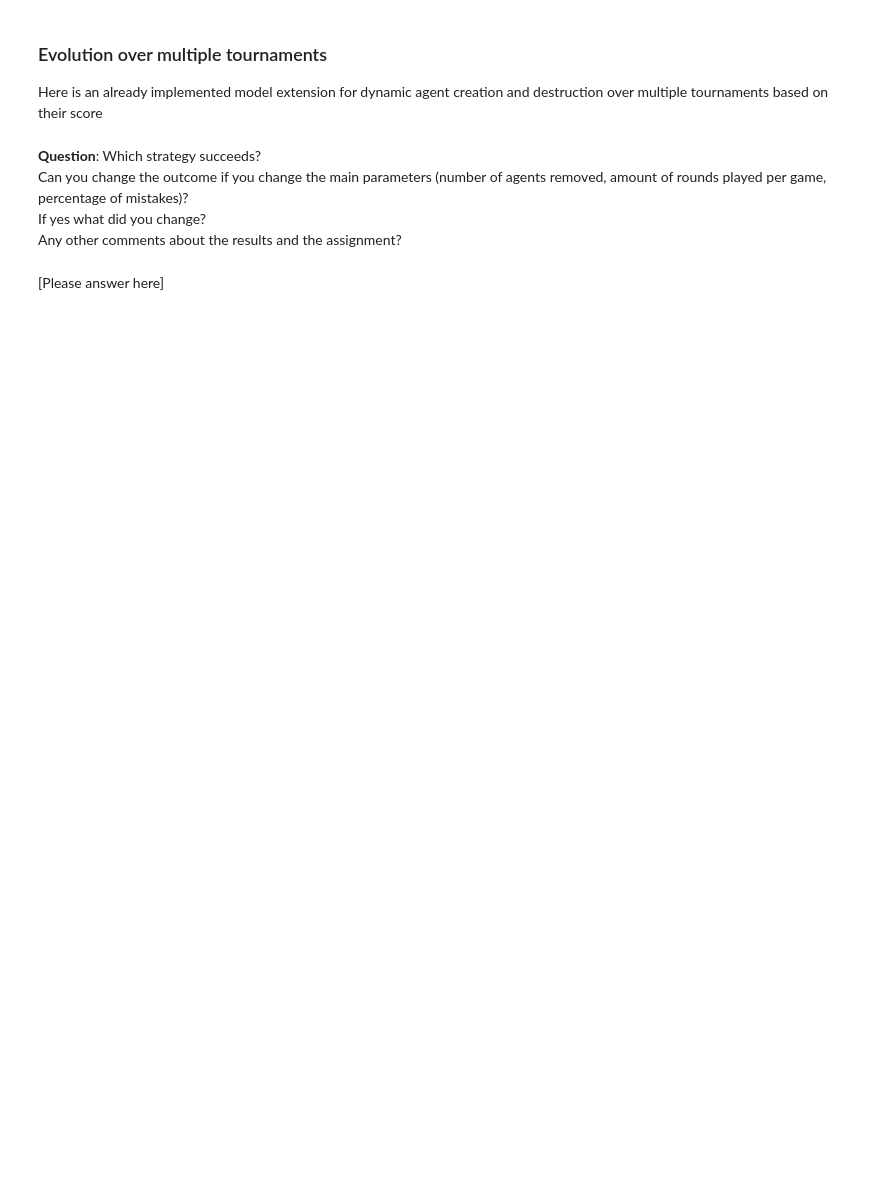
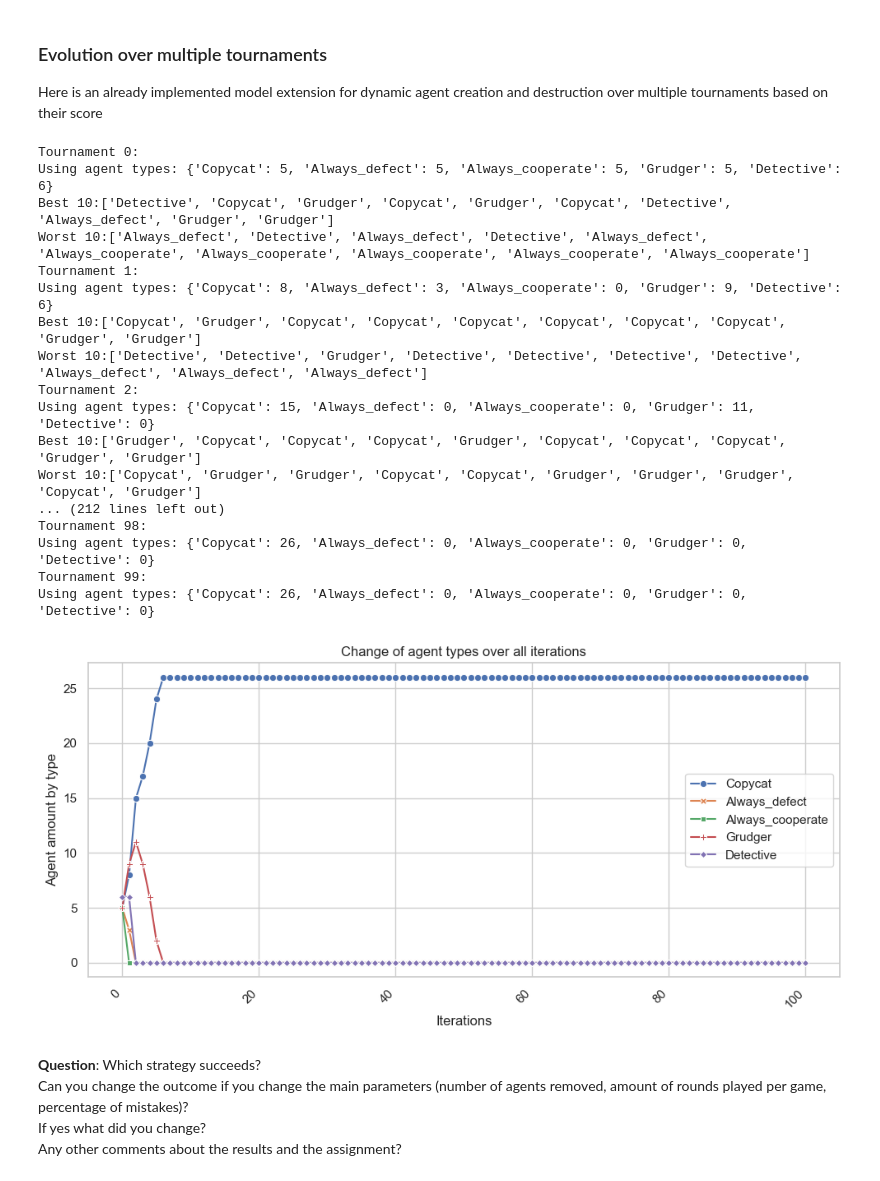
Before and after one commit to jaklvinc/CMSS-TUGraz-2026, a Jupyter notebook: hw1/Assignment1.ipynb, the cells around one changed output. Drawn from its saved outputs; the diff is of its cells as text; code cells hidden in the pictures; blank space fills up the shorter version.

```diff
--- a/hw1/Assignment1.ipynb
+++ b/hw1/Assignment1.ipynb
@@ -552,7 +754,7 @@ MAX_TOURNAMENTS_AMOUNT = 100
 
 # Parameters to be changed
 AMOUNT_OF_ROUNDS = 10
-AMOUNT_OF_CHANGED_AGENTS = 5
+AMOUNT_OF_CHANGED_AGENTS = 10
 MISTAKE_PERCENTAGE = 0.1
 
 agent_config: dict[str, int] = {
@@ -640,37 +842,54 @@ def create_new_agent_config(agent_config: dict, best: list[str], worst: list[str
     for agent_type in worst:
         if agent_config[agent_type] > 1:
             agent_config[agent_type] += -1
         else:
             agent_config[agent_type] = 0
     return agent_config
 
 # Runs through tournaments adding and removing the best and worst performing strategies until MAX_TOURNAMENTS_AMOUNT is reached or all strategies are the same
 rng_seed = 42
 agent_type_data = dict_int_to_list(agent_config)
 for idx in range(MAX_TOURNAMENTS_AMOUNT):
     print(f"Tournament {idx}:")
     model, best, worst = run_tournament(agent_config, n_rounds=AMOUNT_OF_ROUNDS, rng=rng_seed)
     rng_seed += 1
 
     if model.are_all_agent_types_equal():
         print("All agent types are the same, stopping.")
         data = model.datacollector.get_model_vars_dataframe()
         plot_total_score_per_agent(data)
         break
 
     if idx % PLOT_FREQUENCY == 0 or idx < SHOW_PLOT_MINIMUM:
         print(f"Best {AMOUNT_OF_CHANGED_AGENTS}:{best}")
         print(f"Worst {AMOUNT_OF_CHANGED_AGENTS}:{worst}")
     #    data = model.datacollector.get_model_vars_dataframe()
     #    plot_total_score_per_agent(data)
     agent_config = create_new_agent_config(agent_config, best, worst)
     update_dict_list(agent_type_data, agent_config)
 
 plot_agent_amounts(agent_type_data)
+# %% [output]
+Tournament 0:
+Using agent types: {'Copycat': 5, 'Always_defect': 5, 'Always_cooperate': 5, 'Grudger': 5, 'Detective': 6}
+Best 10:['Detective', 'Copycat', 'Grudger', 'Copycat', 'Grudger', 'Copycat', 'Detective', 'Always_defect', 'Grudger', 'Grudger']
+Worst 10:['Always_defect', 'Detective', 'Always_defect', 'Detective', 'Always_defect', 'Always_cooperate', 'Always_cooperate', 'Always_cooperate', 'Always_cooperate', 'Always_cooperate']
+Tournament 1:
+Using agent types: {'Copycat': 8, 'Always_defect': 3, 'Always_cooperate': 0, 'Grudger': 9, 'Detective': 6}
+Best 10:['Copycat', 'Grudger', 'Copycat', 'Copycat', 'Copycat', 'Copycat', 'Copycat', 'Copycat', 'Grudger', 'Grudger']
+Worst 10:['Detective', 'Detective', 'Grudger', 'Detective', 'Detective', 'Detective', 'Detective', 'Always_defect', 'Always_defect', 'Always_defect']
+Tournament 2:
+Using agent types: {'Copycat': 15, 'Always_defect': 0, 'Always_cooperate': 0, 'Grudger': 11, 'Detective': 0}
+Best 10:['Grudger', 'Copycat', 'Copycat', 'Copycat', 'Grudger', 'Copycat', 'Copycat', 'Copycat', 'Grudger', 'Grudger']
+Worst 10:['Copycat', 'Grudger', 'Grudger', 'Copycat', 'Copycat', 'Grudger', 'Grudger', 'Grudger', 'Copycat', 'Grudger']
+... (212 lines left out)
+Tournament 98:
+Using agent types: {'Copycat': 26, 'Always_defect': 0, 'Always_cooperate': 0, 'Grudger': 0, 'Detective': 0}
+Tournament 99:
+Using agent types: {'Copycat': 26, 'Always_defect': 0, 'Always_cooperate': 0, 'Grudger': 0, 'Detective': 0}
+[figure, added]
 # %% [markdown]
 **Question**: Which strategy succeeds?\
 Can you change the outcome if you change the main parameters (number of agents removed, amount of rounds played per game, percentage of mistakes)?\
 If yes what did you change?\
 Any other comments about the results and the assignment?
-# %% [markdown]
-\[Please answer here\]
```
Also changed, not shown: parts of 14 cells of this notebook.
